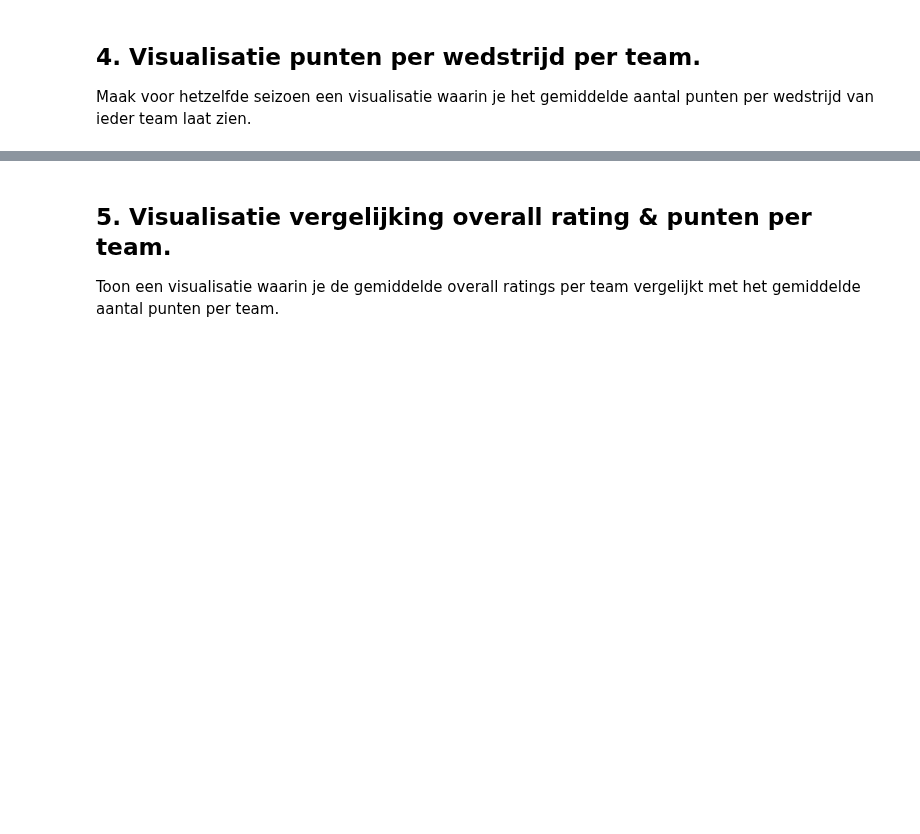
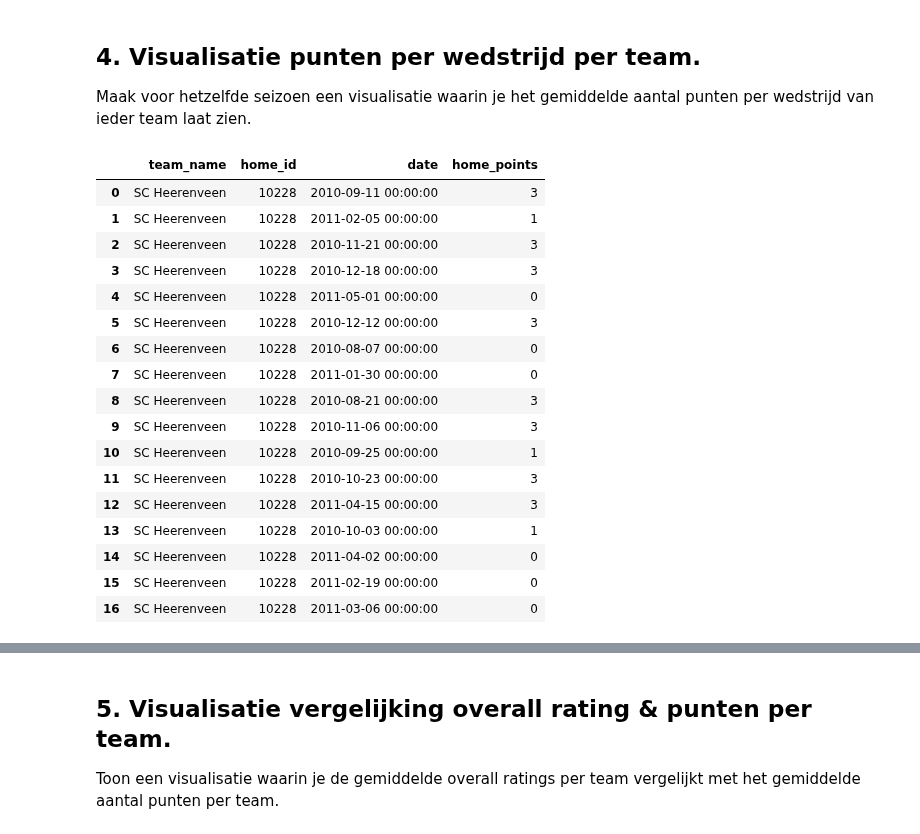
Before and after one commit to BartJeninga/2BDatalab, a Jupyter notebook: DataLab II Main v3.3.ipynb, the cells around one changed output, grey strips where cells are left out. Cells and saved outputs as stored; diff of their text form; code cells hidden in the pictures; blank space fills up the shorter version.

```diff
--- a/DataLab II Main v3.3.ipynb
+++ b/DataLab II Main v3.3.ipynb
@@ -842,3 +813,44 @@ plt.show()
 # %% [markdown]
 ## 4. Visualisatie punten per wedstrijd per team. <a name="visueelpuntenwedstrijd"></a>
 Maak voor hetzelfde seizoen een visualisatie waarin je het gemiddelde aantal punten per wedstrijd van ieder team laat zien.
+# %%
+# per gespeelde wedstrijd van seizoen 2010/2011 het aantal punten tonen
+punten_home_team = pd.read_sql("""
+        SELECT t.team_long_name as team_name,
+            m.home_team_api_id AS home_id,
+            m.date as date,
+
+                SUM(CASE WHEN m.home_team_goal > m.away_team_goal THEN 3
+                    WHEN m.home_team_goal = m.away_team_goal THEN 1
+                        ELSE 0 END) AS home_points
+
+            FROM Match AS m
+
+                INNER JOIN team AS t
+                    ON t.team_api_id = m.home_team_api_id
+                        WHERE m.season = '2010/2011' AND team_name = 'SC Heerenveen'
+
+                GROUP BY m.home_team_api_id, m.away_team_api_id;
+
+""", con)
+
+punten_home_team
+# %% [output]
+|  | team_name | home_id | date | home_points |
+| 0 | SC Heerenveen | 10228 | 2010-09-11 00:00:00 | 3 |
+| 1 | SC Heerenveen | 10228 | 2011-02-05 00:00:00 | 1 |
+| 2 | SC Heerenveen | 10228 | 2010-11-21 00:00:00 | 3 |
+| 3 | SC Heerenveen | 10228 | 2010-12-18 00:00:00 | 3 |
+| 4 | SC Heerenveen | 10228 | 2011-05-01 00:00:00 | 0 |
+| 5 | SC Heerenveen | 10228 | 2010-12-12 00:00:00 | 3 |
+| 6 | SC Heerenveen | 10228 | 2010-08-07 00:00:00 | 0 |
+| 7 | SC Heerenveen | 10228 | 2011-01-30 00:00:00 | 0 |
+| 8 | SC Heerenveen | 10228 | 2010-08-21 00:00:00 | 3 |
+| 9 | SC Heerenveen | 10228 | 2010-11-06 00:00:00 | 3 |
+| 10 | SC Heerenveen | 10228 | 2010-09-25 00:00:00 | 1 |
+| 11 | SC Heerenveen | 10228 | 2010-10-23 00:00:00 | 3 |
+| 12 | SC Heerenveen | 10228 | 2011-04-15 00:00:00 | 3 |
+| 13 | SC Heerenveen | 10228 | 2010-10-03 00:00:00 | 1 |
+| 14 | SC Heerenveen | 10228 | 2011-04-02 00:00:00 | 0 |
+| 15 | SC Heerenveen | 10228 | 2011-02-19 00:00:00 | 0 |
+| 16 | SC Heerenveen | 10228 | 2011-03-06 00:00:00 | 0 |
```
Also changed, not shown: parts of 12 cells of this notebook.
